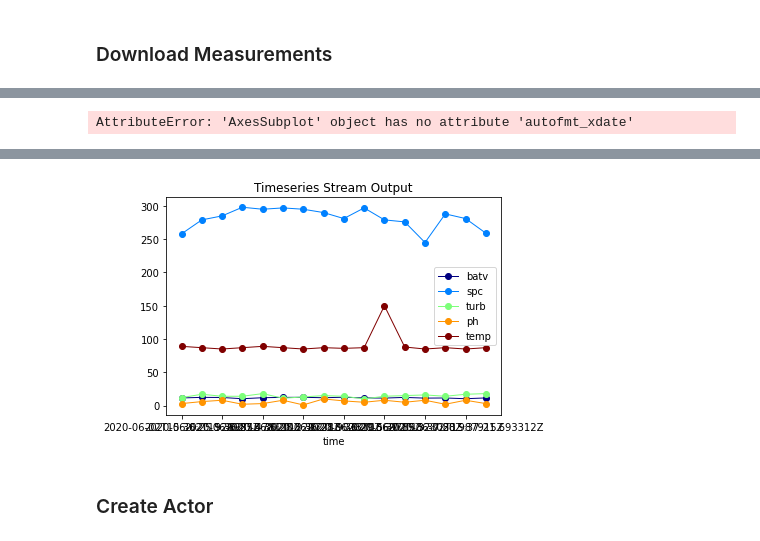
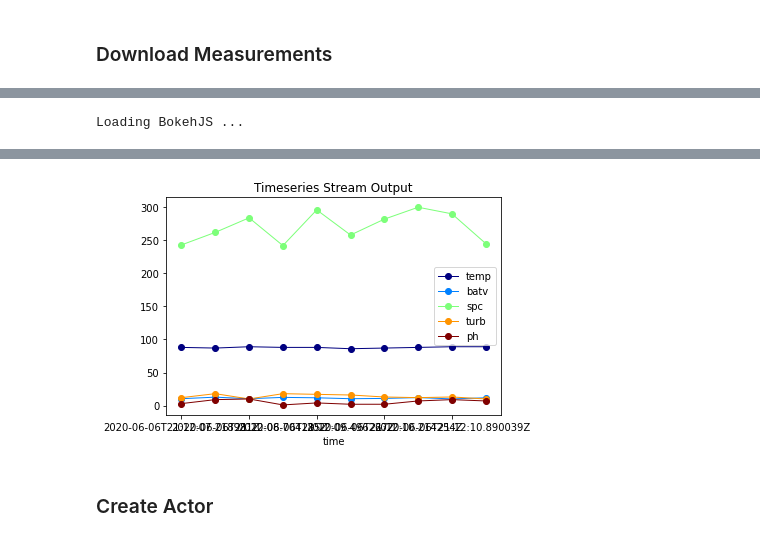
Before and after one commit to tapis-project/tapis-jupyter, a Jupyter notebook: tapis_notebook.ipynb, the cells around one changed output, grey strips where cells are left out. Cells and saved outputs as stored; diff of their text form; code cells hidden in the pictures.

Commit message:
fix graph, add bokeh interactive graphing

```diff
--- a/tapis_notebook.ipynb
+++ b/tapis_notebook.ipynb
@@ -22,7 +22,7 @@ tenant="dev"
 base_url = 'https://dev.develop.tapis.io'
 
 #update project id so the rest can create in as unique objects
-project_id ='wq_demo_tapis_proj5a'
+project_id ='wq_demo_tapis_proj11a'
 
 site_id = 'wq_demo_site'
 instrument_id = 'Ohio_River_Robert_C_Byrd_Locks'
@@ -311,6 +318,6 @@ for i in range(0, 10):
 ### Download Measurements
 # %%
 result = t.streams.list_measurements(inst_id=instrument_id,project_uuid=project_id, site_id=site_id,
-                                             start_date='2020-05-31T00:00:00Z',end_date='2020-06-02T22:19:25Z',format='csv')
+                                             start_date='2020-05-08T00:00:00Z',end_date='2020-12-30T22:19:25Z',format='csv')
 result
 # %% [output]
@@ -344,5 +345,7 @@ df
 # %%
 import matplotlib.pyplot as plt
+import pandas_bokeh
+pandas_bokeh.output_notebook()
 %matplotlib inline
 # fig.autofmt_xdate()
 # plt.plot(times, range(times.size))
@@ -350,7 +353,6 @@ import matplotlib.pyplot as plt
 # xfmt = mdates.DateFormatter('%d-%m-%y %H:%M')
 # ax.xaxis.set_major_formatter(xfmt)
 plt = df.plot(lw=1, colormap='jet', marker='.', markersize=12, title='Timeseries Stream Output')
-plt.autofmt_xdate()
-plt.get_figure()
+df.plot_bokeh()
 # %% [output]
-AttributeError: 'AxesSubplot' object has no attribute 'autofmt_xdate'
+Loading BokehJS ...
@@ -357,4 +363,4 @@ AttributeError: 'AxesSubplot' object has no attribute 'autofmt_xdate'
-[figure, old version]
+[figure, new version]
 # %% [markdown]
 ### Create Actor
 # %% [markdown]
```
Also changed, not shown: parts of 15 cells of this notebook, 1 other file.
